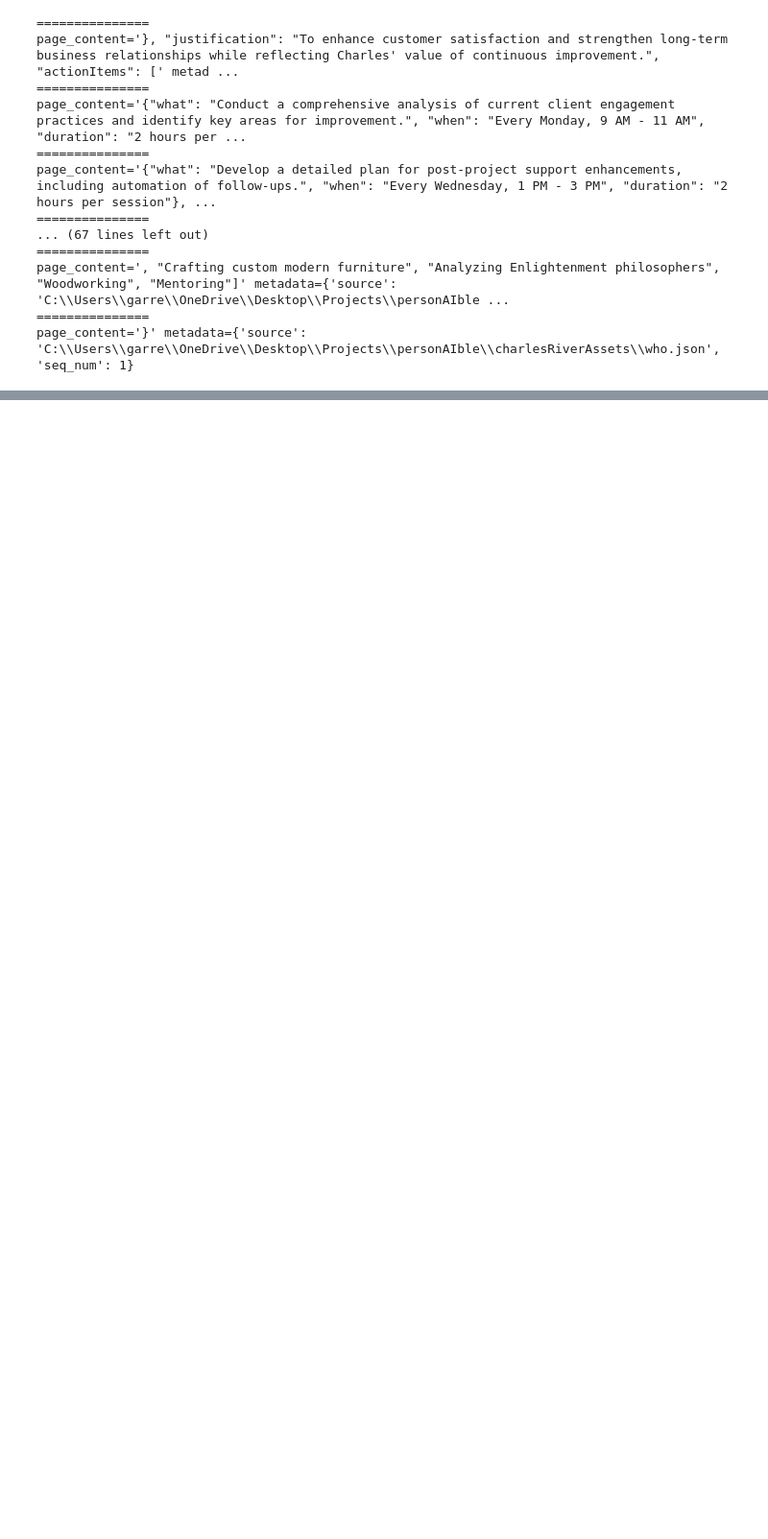
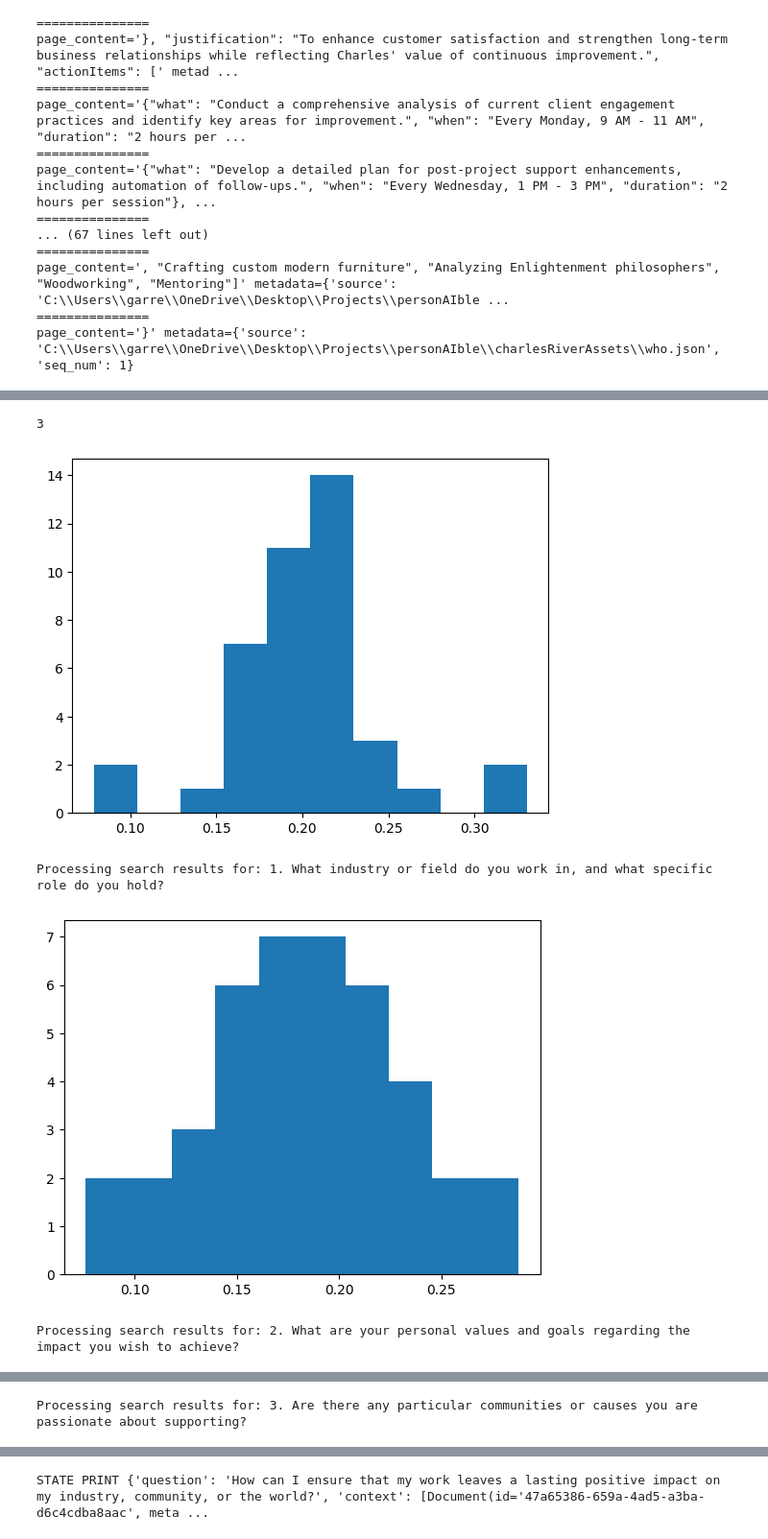
Before and after one commit to garrettm00re/personAIble, a Jupyter notebook: personAIble.ipynb, the cells around one changed output, grey strips where cells are left out. Shown at 96% size. Saved outputs shown, nothing was run; the diff lists cells and outputs as text; code cells hidden in the pictures; blank space fills up the shorter version.

```diff
--- a/personAIble.ipynb
+++ b/personAIble.ipynb
@@ -364,0 +357,8 @@ state['context'] [Document(id='4515ff90-ecdd-4696-ab93-6619f5f3a67e', metadata={
+# %%
+graph.invoke({"question": "How can I ensure that my work leaves a lasting positive impact on my industry, community, or the world?"})
+# %% [output]
+3
+[figure, added]
+Processing search results for: 1. What industry or field do you work in, and what specific role do you hold?
+[figure, added]
+Processing search results for: 2. What are your personal values and goals regarding the impact you wish to achieve?
@@ -364,0 +366 @@ state['context'] [Document(id='4515ff90-ecdd-4696-ab93-6619f5f3a67e', metadata={
+Processing search results for: 3. Are there any particular communities or causes you are passionate about supporting?
@@ -364,0 +368 @@ state['context'] [Document(id='4515ff90-ecdd-4696-ab93-6619f5f3a67e', metadata={
+STATE PRINT {'question': 'How can I ensure that my work leaves a lasting positive impact on my industry, community, or the world?', 'context': [Document(id='47a65386-659a-4ad5-a3ba-d6c4cdba8aac', meta ...
```
Also changed, not shown: parts of 13 cells of this notebook, 3 other files.
